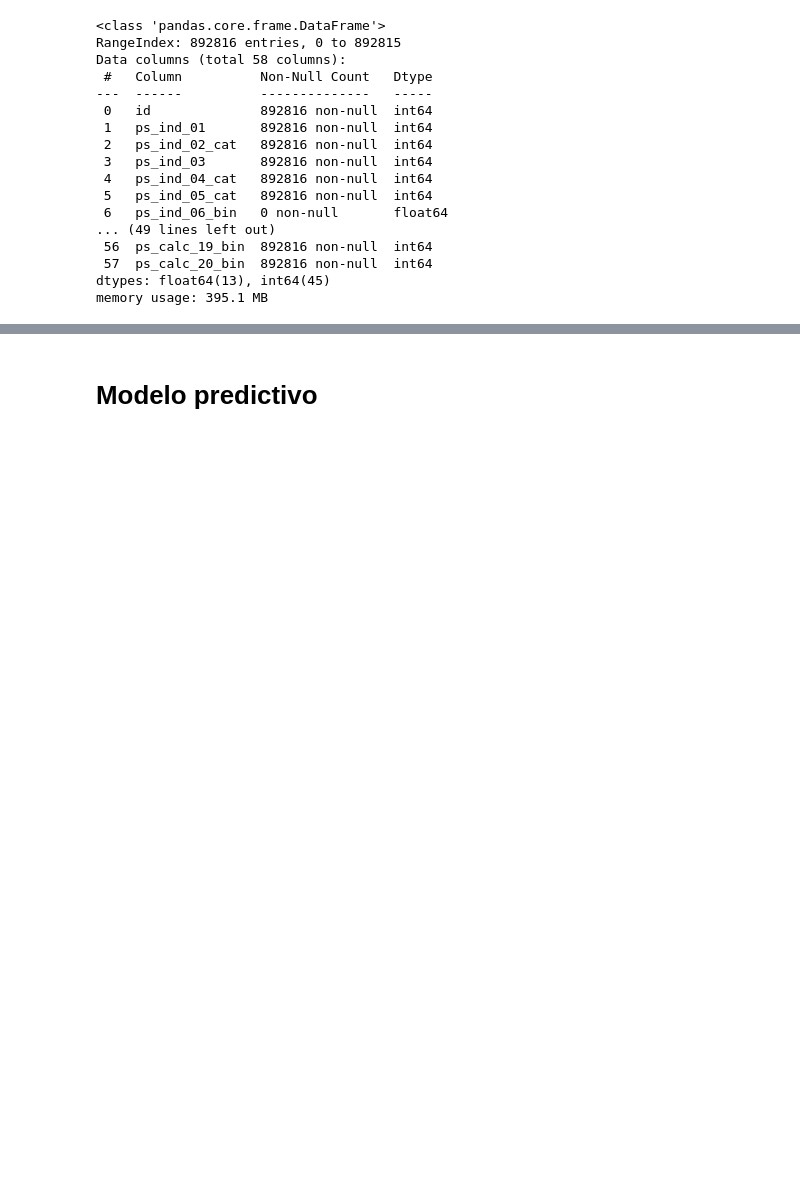
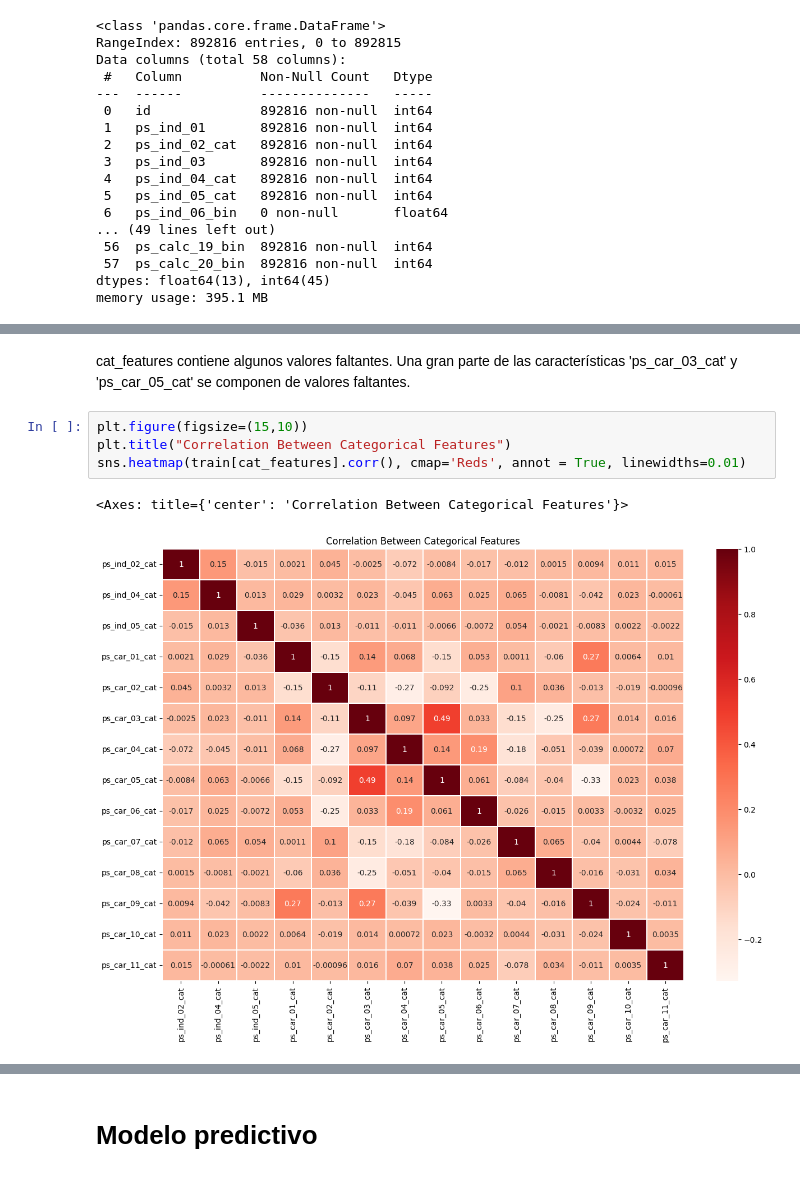
Before and after one commit to danielapavas/Porto_seguro_safe_driver_prediction, a Jupyter notebook: fase-1.ipynb, the cells around one changed output, grey strips where cells are left out. Drawn from its saved outputs; the diff is of its cells as text; blank space fills up the shorter version.

```diff
--- a/fase-1.ipynb
+++ b/fase-1.ipynb
@@ -137,0 +373,10 @@ memory usage: 395.1 MB
+# %% [markdown]
+cat_features contiene algunos valores faltantes.
+Una gran parte de las características 'ps_car_03_cat' y 'ps_car_05_cat' se componen de valores faltantes.
+# %%
+plt.figure(figsize=(15,10))
+plt.title("Correlation Between Categorical Features")
+sns.heatmap(train[cat_features].corr(), cmap='Reds', annot = True, linewidths=0.01)
+# %% [output]
+<Axes: title={'center': 'Correlation Between Categorical Features'}>
+[figure, added]
```
Also changed, not shown: parts of 79 cells of this notebook.
